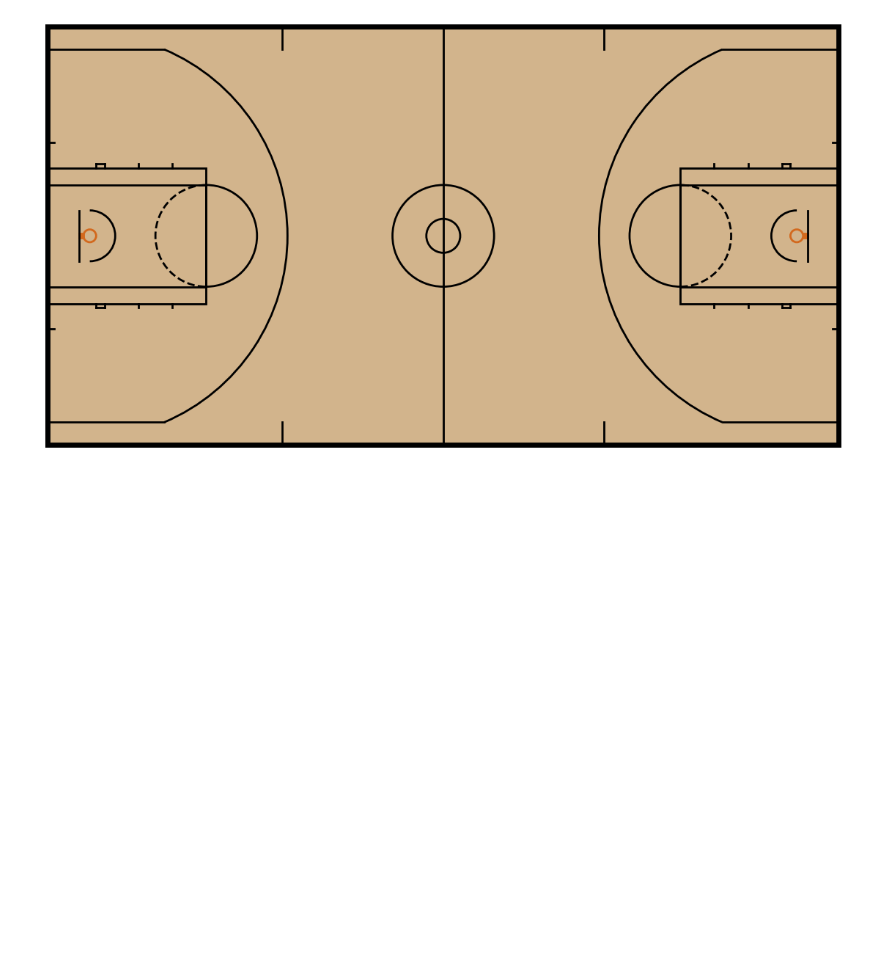
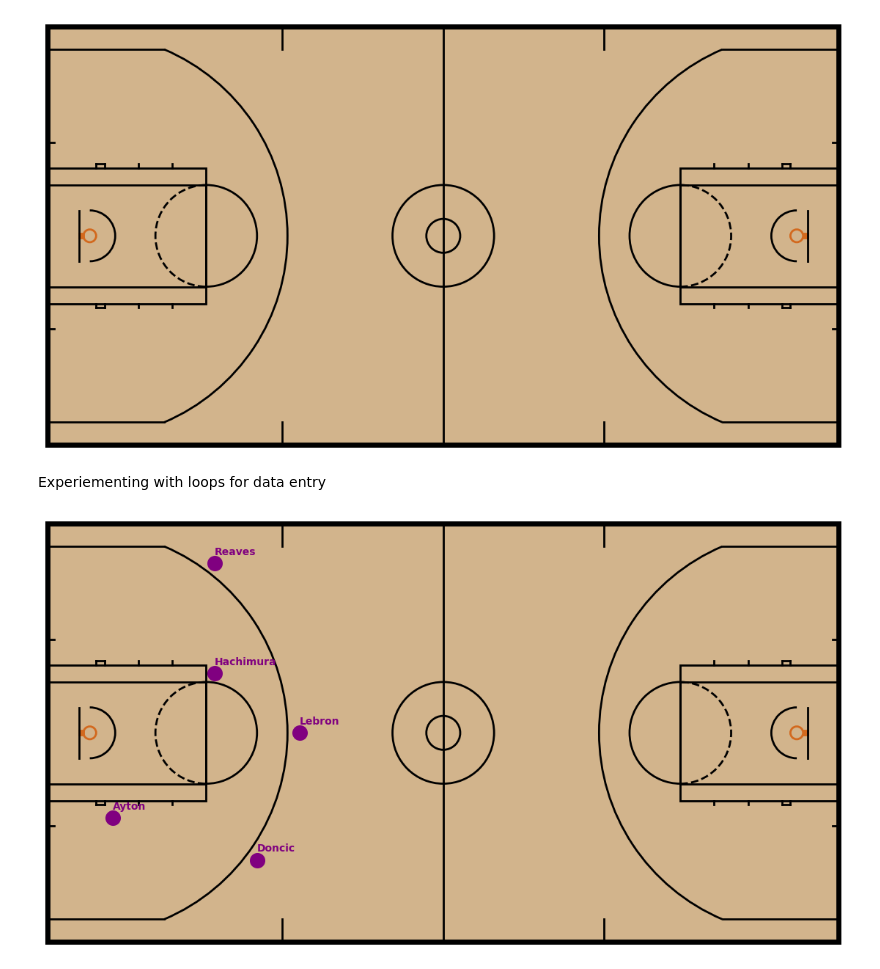
Before and after one commit to jerpopp/Assignment2MAST397, a Jupyter notebook: Assignment2.ipynb, the cells around one changed output. Saved outputs shown, nothing was run; the diff lists cells and outputs as text; code cells hidden in the pictures; blank space fills up the shorter version.

Commit message:
feat: plot_player() functioned added

```diff
--- a/Assignment2.ipynb
+++ b/Assignment2.ipynb
@@ -170,7 +170,7 @@ def draw_court(ax=None, color='black', lw=2):
 
     return ax
 
-draw_court()
+ax =draw_court()
 plt.show()
 # %% [output]
 [figure]
@@ -186,0 +183,22 @@ plt.show()
+# %% [markdown]
+Experiementing with loops for data entry
+# %%
+# Define all players in a list
+lakers_lineup = [
+    {"name": "Lebron", "x": 30, "y": 25, "color": "purple"},
+    {"name": "Doncic", "x": 25, "y": 10, "color": "purple"},
+    {"name": "Reaves", "x": 20, "y": 45, "color": "purple"},
+    {"name": "Ayton", "x": 8,  "y": 15, "color": "purple"},
+    {"name": "Hachimura", "x": 20, "y": 32, "color": "purple"},
+]
+
+# Draw the court
+ax = draw_court()
+
+# Loop through the list and plot each player
+for player in lakers_lineup:
+    plot_player(ax, player["x"], player["y"], color=player["color"], label=player["name"])
+
+plt.show()
+# %% [output]
+[figure, added]
```
Also changed, not shown: parts of 2 cells of this notebook.
